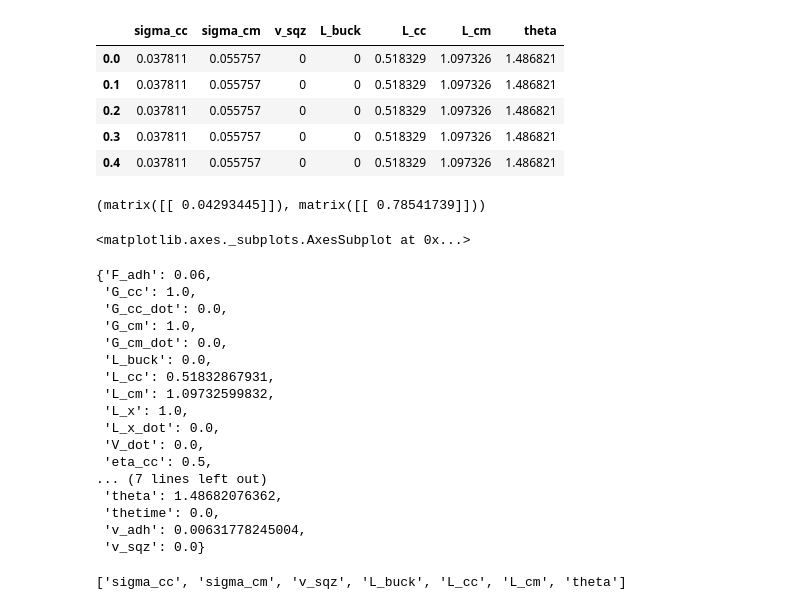
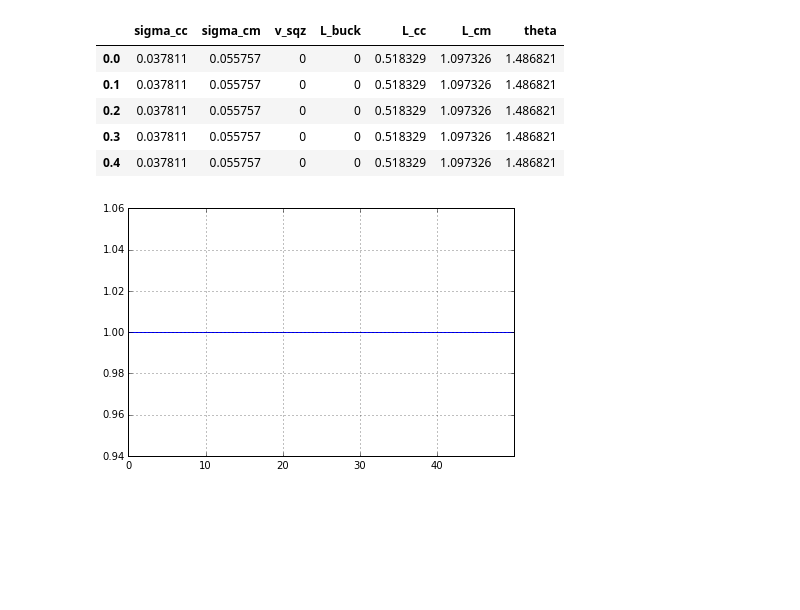
Before and after one commit to DamCB/tyssue, a Jupyter notebook: notebooks/master_20140916.ipynb, the cells around one changed output. Saved outputs shown, nothing was run; the diff lists cells and outputs as text; code cells hidden in the pictures; blank space fills up the shorter version.

```diff
--- a/notebooks/master_20140916.ipynb
+++ b/notebooks/master_20140916.ipynb
@@ -255,5 +252,4 @@ mechanics_printing(pretty_print=False)
 # %%
-
 
 theta_c = 1e-8 ## critical angle to avoid zero divisions
 
@@ -344,7 +340,9 @@ class NumCell:
                 continue
                 # numcell.parameters[var] = speeds[n]
             else:
-                numcell.parameters[var] += self.speeds[n] * dt
+                self.parameters[var] += self.speeds[n] * dt
+        self.parameters['force'] = self.force
+        self.parameters['vol'] = self.volume
 
     def condition_s(self):
 
@@ -436,7 +434,8 @@ parameters = {'L_x':  1.,
               's':  0,
               'thetime':  0.,
               'v_adh': 0.00631778245004,
-              'force':  0.0429343631124}
+              'force':  0.0429343631124,
+              'vol': 0.78541739}
 
 init_parameters = OrderedDict(parameters)
 with open('params_20150320.json', 'w+') as p_file:
@@ -516,37 +514,9 @@ data[numcell.variables].head()
 | 0.2 | 0.037811 | 0.055757 | 0 | 0 | 0.518329 | 1.097326 | 1.486821 |
 | 0.3 | 0.037811 | 0.055757 | 0 | 0 | 0.518329 | 1.097326 | 1.486821 |
 | 0.4 | 0.037811 | 0.055757 | 0 | 0 | 0.518329 | 1.097326 | 1.486821 |
-# %%
-numcell.force, numcell.volume
-# %% [output]
-(matrix([[ 0.04293445]]), matrix([[ 0.78541739]]))
 # %%
 import matplotlib.pyplot as plt
-%matplotlib qt4
-data.L_x.plot()
+%matplotlib inline
+ax = data.L_x.plot()
 # %% [output]
-<matplotlib.axes._subplots.AxesSubplot at 0x...>
+[figure, added]
-# %%
-dict(numcell.parameters)
-# %% [output]
-{'F_adh': 0.06,
- 'G_cc': 1.0,
- 'G_cc_dot': 0.0,
- 'G_cm': 1.0,
- 'G_cm_dot': 0.0,
- 'L_buck': 0.0,
- 'L_cc': 0.51832867931,
- 'L_cm': 1.09732599832,
- 'L_x': 1.0,
- 'L_x_dot': 0.0,
- 'V_dot': 0.0,
- 'eta_cc': 0.5,
-... (7 lines left out)
- 'theta': 1.48682076362,
- 'thetime': 0.0,
- 'v_adh': 0.00631778245004,
- 'v_sqz': 0.0}
-# %%
-numcell.variables
-# %% [output]
-['sigma_cc', 'sigma_cm', 'v_sqz', 'L_buck', 'L_cc', 'L_cm', 'theta']
```
Also changed, not shown: parts of 11 cells of this notebook, 1 other file.
